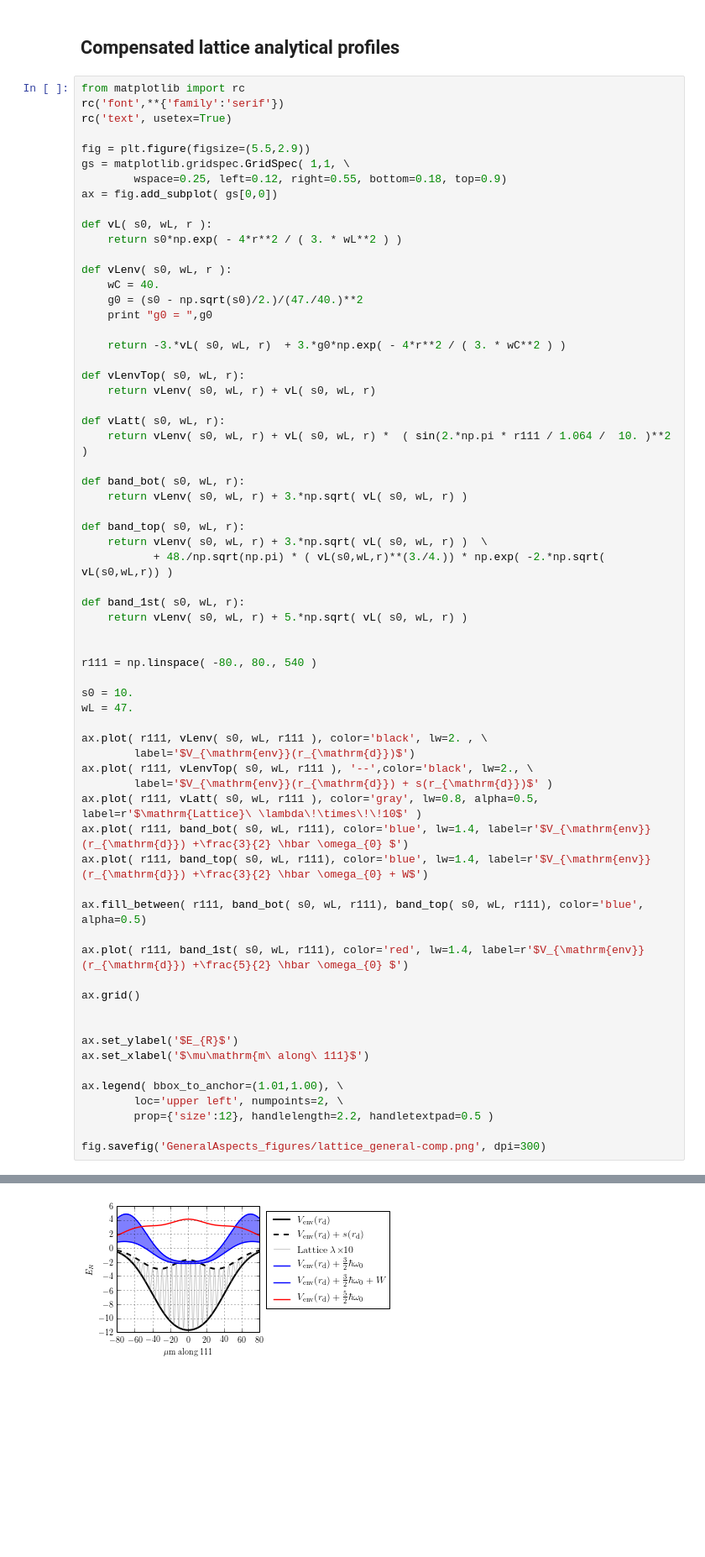
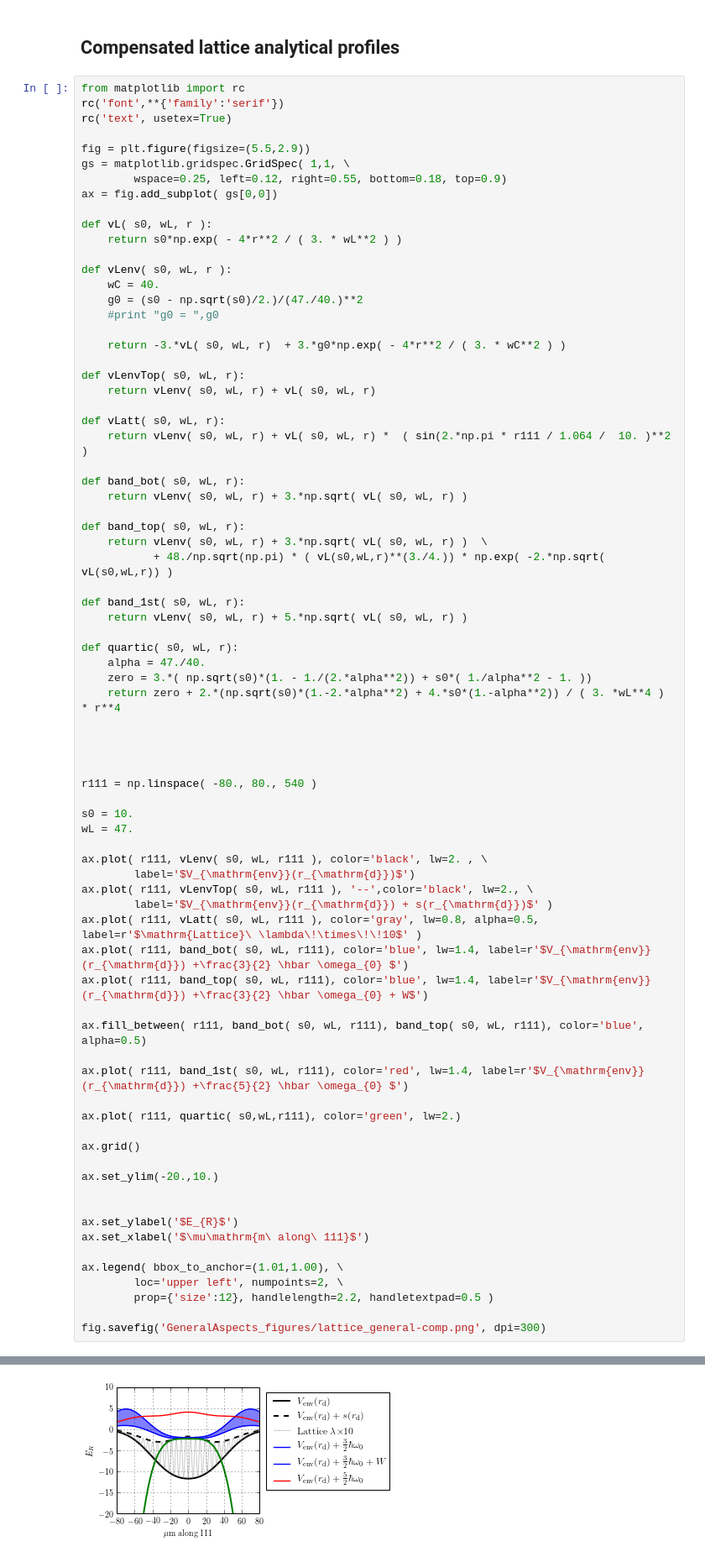
Before and after one commit to PedroMDuarte/lattice_3D_ipynb, a Jupyter notebook: GeneralAspects.ipynb, the cells around one changed output, grey strips where cells are left out. Shown: that part at 84% size. Drawn from its saved outputs; the diff is of its cells as text; blank space fills up the shorter version.

```diff
--- a/GeneralAspects.ipynb
+++ b/GeneralAspects.ipynb
@@ -232,7 +225,7 @@ def vL( s0, wL, r ):
 def vLenv( s0, wL, r ):
     wC = 40.
     g0 = (s0 - np.sqrt(s0)/2.)/(47./40.)**2
-    print "g0 = ",g0
+    #print "g0 = ",g0
 
     return -3.*vL( s0, wL, r)  + 3.*g0*np.exp( - 4*r**2 / ( 3. * wC**2 ) )
 
@@ -252,6 +245,13 @@ def band_top( s0, wL, r):
 def band_1st( s0, wL, r):
     return vLenv( s0, wL, r) + 5.*np.sqrt( vL( s0, wL, r) )
 
+def quartic( s0, wL, r):
+    alpha = 47./40.
+    zero = 3.*( np.sqrt(s0)*(1. - 1./(2.*alpha**2)) + s0*( 1./alpha**2 - 1. ))
+    return zero + 2.*(np.sqrt(s0)*(1.-2.*alpha**2) + 4.*s0*(1.-alpha**2)) / ( 3. *wL**4 )  * r**4
+
+
+
 
 r111 = np.linspace( -80., 80., 540 )
 
@@ -270,7 +270,11 @@ ax.fill_between( r111, band_bot( s0, wL, r111), band_top( s0, wL, r111), color='
 
 ax.plot( r111, band_1st( s0, wL, r111), color='red', lw=1.4, label=r'$V_{\mathrm{env}}(r_{\mathrm{d}}) +\frac{5}{2} \hbar \omega_{0} $')
 
+ax.plot( r111, quartic( s0,wL,r111), color='green', lw=2.)
+
 ax.grid()
+
+ax.set_ylim(-20.,10.)
 
 
 ax.set_ylabel('$E_{R}$')
@@ -293 +289 @@ g0 =  6.09786232316
-[figure, old version]
+[figure, new version]
```
Also changed, not shown: parts of 12 cells of this notebook, 43 other files.
